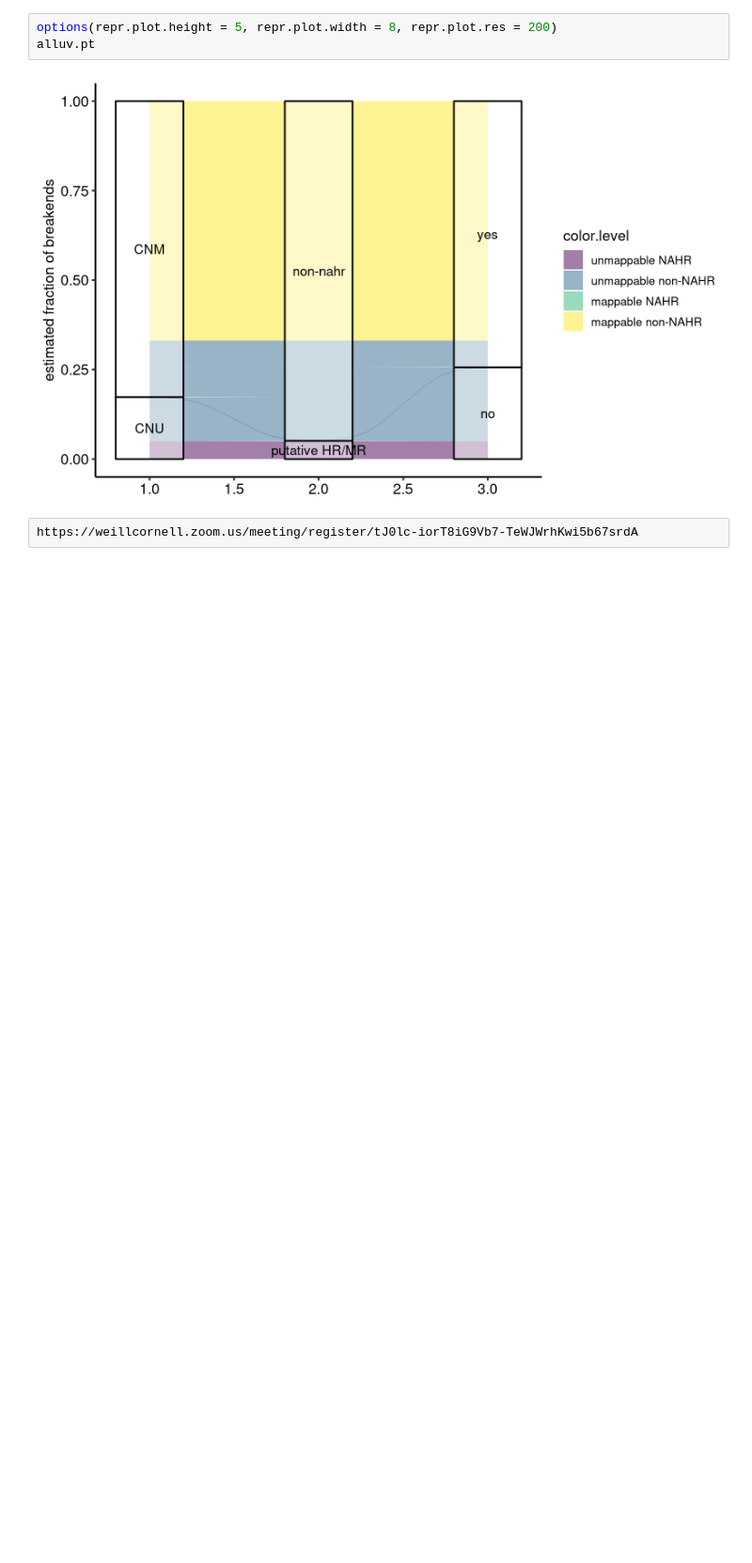
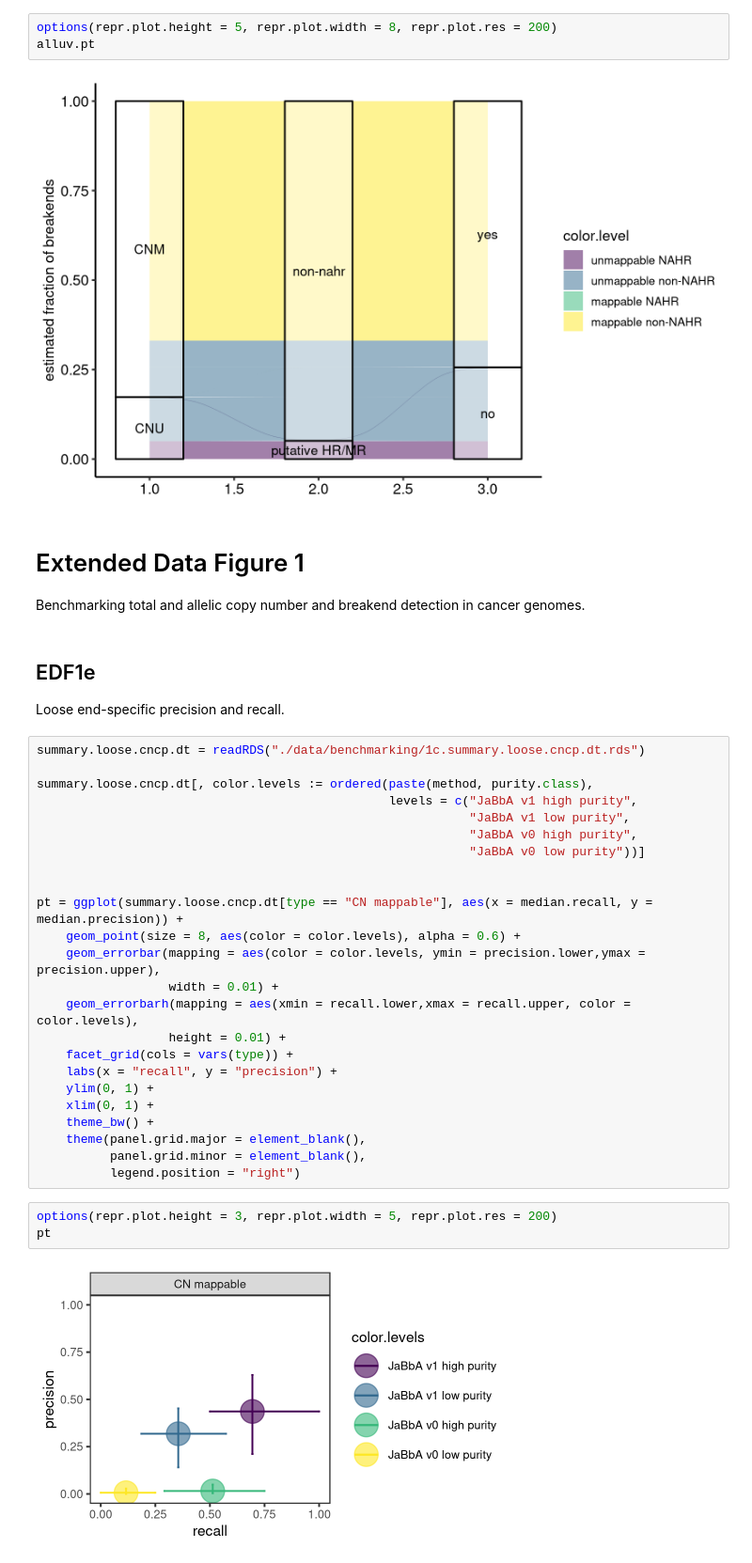
Before and after one commit to mskilab/loose_ends_2023, a Jupyter notebook: notebooks/figures.ipynb, the cells around one changed output. Shown at 94% size. Saved outputs shown, nothing was run; the diff lists cells and outputs as text; blank space fills up the shorter version.

Commit message:
some extended data figures

```diff
--- a/notebooks/figures.ipynb
+++ b/notebooks/figures.ipynb
@@ -877,5 +877,38 @@ options(repr.plot.height = 5, repr.plot.width = 8, repr.plot.res = 200)
 alluv.pt
 # %% [output]
 [figure]
-# %%
-https://weillcornell.zoom.us/meeting/register/tJ0lc-iorT8iG9Vb7-TeWJWrhKwi5b67srdA
+# %% [markdown]
+# Extended Data Figure 1
+Benchmarking total and allelic copy number and breakend detection in cancer genomes.
+# %% [markdown]
+## EDF1e
+Loose end-specific precision and recall.
+# %%
+summary.loose.cncp.dt = readRDS("./data/benchmarking/1c.summary.loose.cncp.dt.rds")
+
+summary.loose.cncp.dt[, color.levels := ordered(paste(method, purity.class),
+                                                levels = c("JaBbA v1 high purity",
+                                                           "JaBbA v1 low purity",
+                                                           "JaBbA v0 high purity",
+                                                           "JaBbA v0 low purity"))]
+
+
+pt = ggplot(summary.loose.cncp.dt[type == "CN mappable"], aes(x = median.recall, y = median.precision)) +
+    geom_point(size = 8, aes(color = color.levels), alpha = 0.6) +
+    geom_errorbar(mapping = aes(color = color.levels, ymin = precision.lower,ymax = precision.upper),
+                  width = 0.01) +
+    geom_errorbarh(mapping = aes(xmin = recall.lower,xmax = recall.upper, color = color.levels),
+                  height = 0.01) +
+    facet_grid(cols = vars(type)) +
+    labs(x = "recall", y = "precision") +
+    ylim(0, 1) +
+    xlim(0, 1) +
+    theme_bw() +
+    theme(panel.grid.major = element_blank(),
+          panel.grid.minor = element_blank(),
+          legend.position = "right")
+# %%
+options(repr.plot.height = 3, repr.plot.width = 5, repr.plot.res = 200)
+pt
+# %% [output]
+[figure, added]
```
Also changed, not shown: parts of 38 cells of this notebook, 13 other files.
